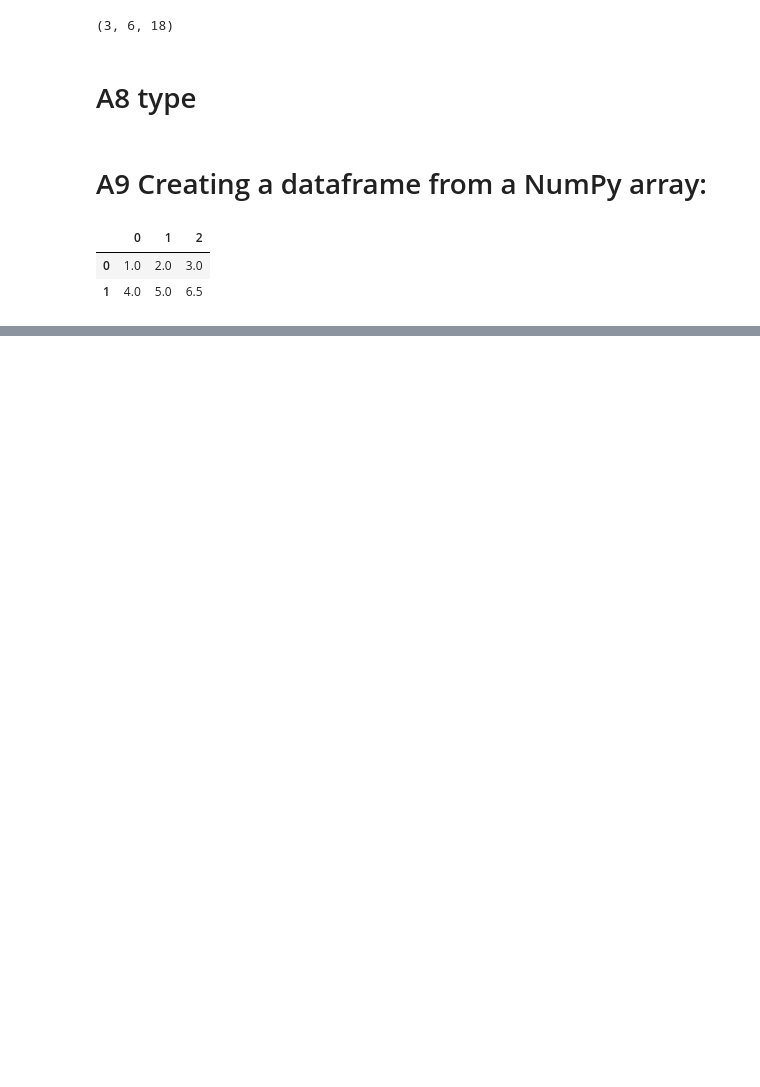
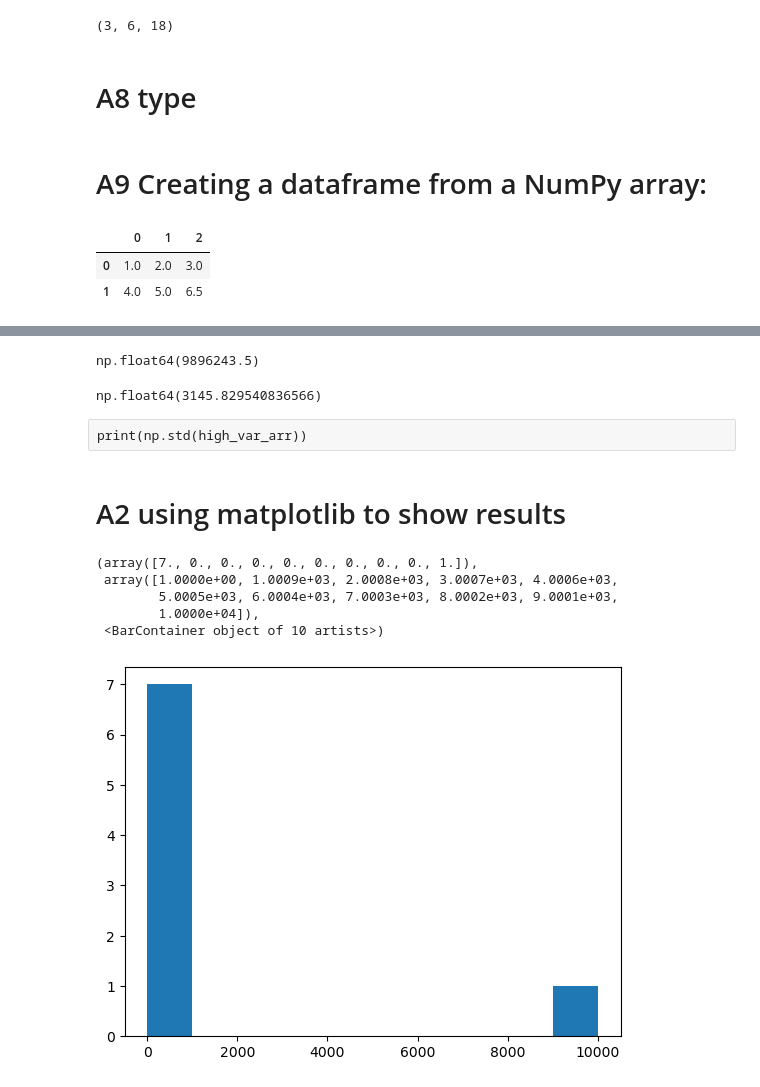
Before and after one commit to HM-bcard/Complete-Machine-Learning-Data-Science-Bootcamp, a Jupyter notebook: Introduction-to-Numpy.ipynb, the cells around one changed output, grey strips where cells are left out. Saved outputs shown, nothing was run; the diff lists cells and outputs as text; code cells hidden in the pictures; blank space fills up the shorter version.

```diff
--- a/Introduction-to-Numpy.ipynb
+++ b/Introduction-to-Numpy.ipynb
@@ -101,0 +527,26 @@ df2
+# %%
+high_var_arr = np.array([1,200,15,1000,1000,10000,999,777])
+low_var_arr = np.array([2,4,6,8,10])
+# %%
+np.var(high_var_arr)
+# %% [output]
+np.float64(9896243.5)
+# %%
+np.std(high_var_arr)
+# %% [output]
+np.float64(3145.829540836566)
+# %% [raw]
+print(np.std(high_var_arr))
+# %% [markdown]
+# A2 using matplotlib to show results
+# %%
+%matplotlib inline
+import matplotlib.pyplot as plt
+plt.hist(high_var_arr)
+# %% [output]
+(array([7., 0., 0., 0., 0., 0., 0., 0., 0., 1.]),
+ array([1.0000e+00, 1.0009e+03, 2.0008e+03, 3.0007e+03, 4.0006e+03,
+        5.0005e+03, 6.0004e+03, 7.0003e+03, 8.0002e+03, 9.0001e+03,
+        1.0000e+04]),
+ <BarContainer object of 10 artists>)
+[figure, added]
```
Also changed, not shown: parts of 170 cells of this notebook.
